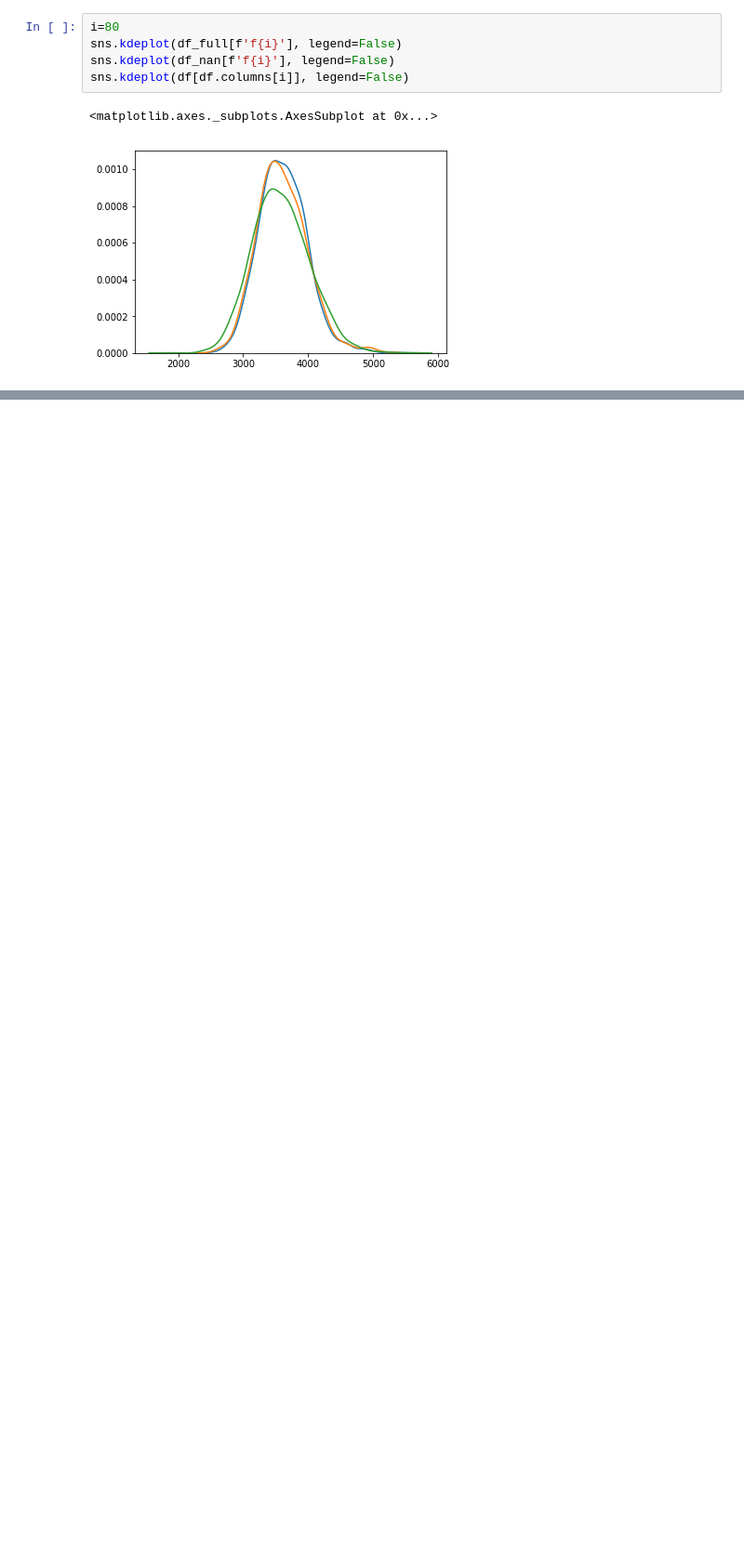
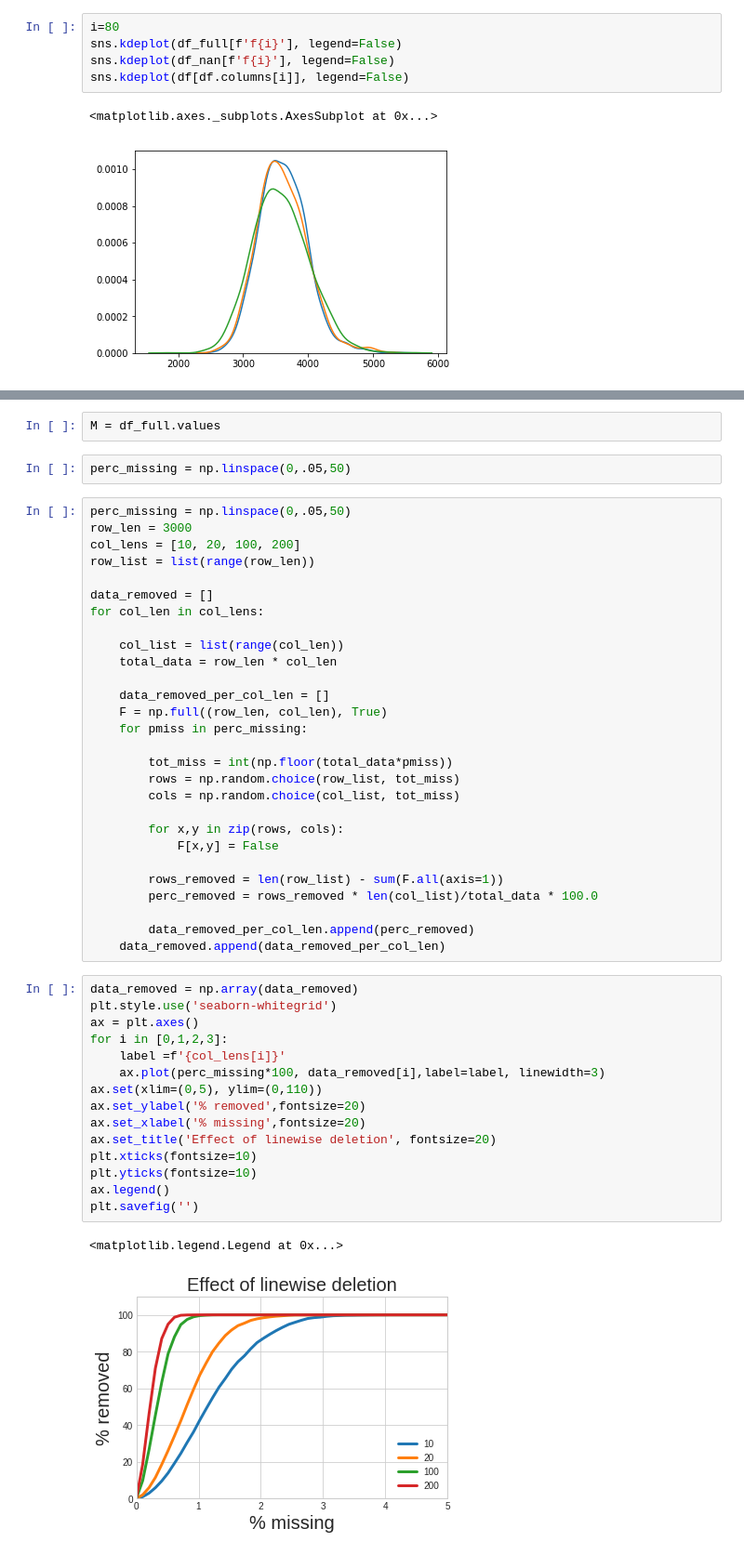
Before and after one commit to rajatthomas/data_preparation, a Jupyter notebook: missing_data.ipynb, the cells around one changed output, grey strips where cells are left out. Shown at 93% size. Drawn from its saved outputs; the diff is of its cells as text; blank space fills up the shorter version.

```diff
--- a/missing_data.ipynb
+++ b/missing_data.ipynb
@@ -37,0 +40,50 @@ id(df_full)
+# %%
+M = df_full.values
+# %%
+perc_missing = np.linspace(0,.05,50)
+# %%
+perc_missing = np.linspace(0,.05,50)
+row_len = 3000
+col_lens = [10, 20, 100, 200]
+row_list = list(range(row_len))
+
+data_removed = []
+for col_len in col_lens:
+
+    col_list = list(range(col_len))
+    total_data = row_len * col_len
+
+    data_removed_per_col_len = []
+    F = np.full((row_len, col_len), True)
+    for pmiss in perc_missing:
+
+        tot_miss = int(np.floor(total_data*pmiss))
+        rows = np.random.choice(row_list, tot_miss)
+        cols = np.random.choice(col_list, tot_miss)
+
+        for x,y in zip(rows, cols):
+            F[x,y] = False
+
+        rows_removed = len(row_list) - sum(F.all(axis=1))
+        perc_removed = rows_removed * len(col_list)/total_data * 100.0
+
+        data_removed_per_col_len.append(perc_removed)
+    data_removed.append(data_removed_per_col_len)
+# %%
+data_removed = np.array(data_removed)
+plt.style.use('seaborn-whitegrid')
+ax = plt.axes()
+for i in [0,1,2,3]:
+    label =f'{col_lens[i]}'
+    ax.plot(perc_missing*100, data_removed[i],label=label, linewidth=3)
+ax.set(xlim=(0,5), ylim=(0,110))
+ax.set_ylabel('% removed',fontsize=20)
+ax.set_xlabel('% missing',fontsize=20)
+ax.set_title('Effect of linewise deletion', fontsize=20)
+plt.xticks(fontsize=10)
+plt.yticks(fontsize=10)
+ax.legend()
+plt.savefig('')
+# %% [output]
+<matplotlib.legend.Legend at 0x...>
+[figure, added]
```
Also changed, not shown: parts of 2 cells of this notebook, 1 other file.
